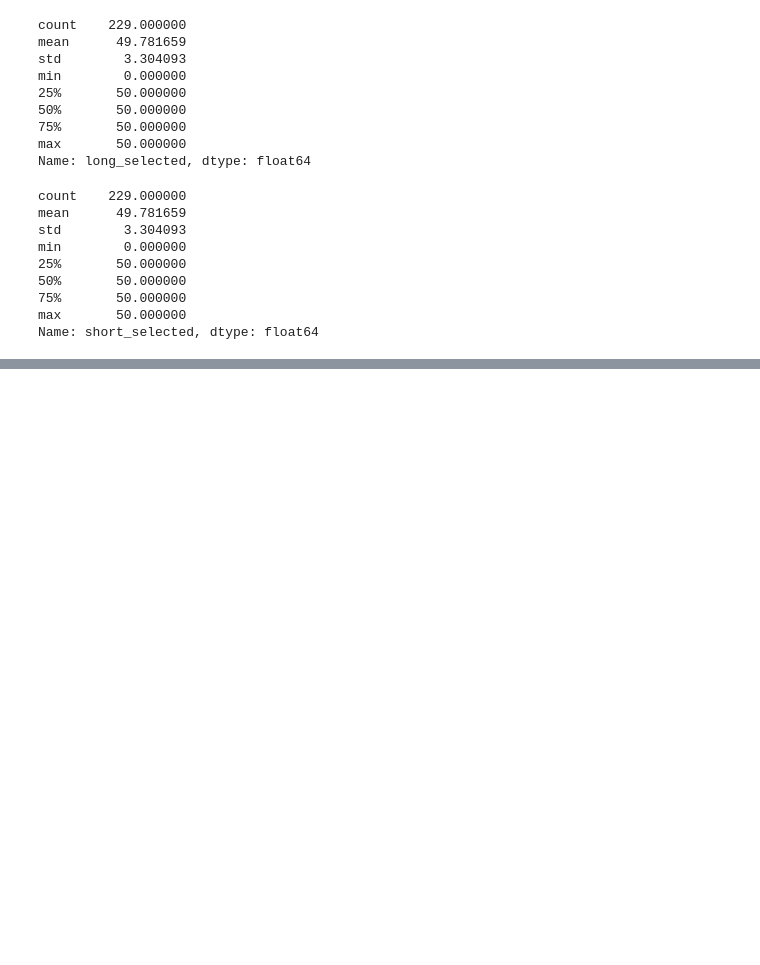
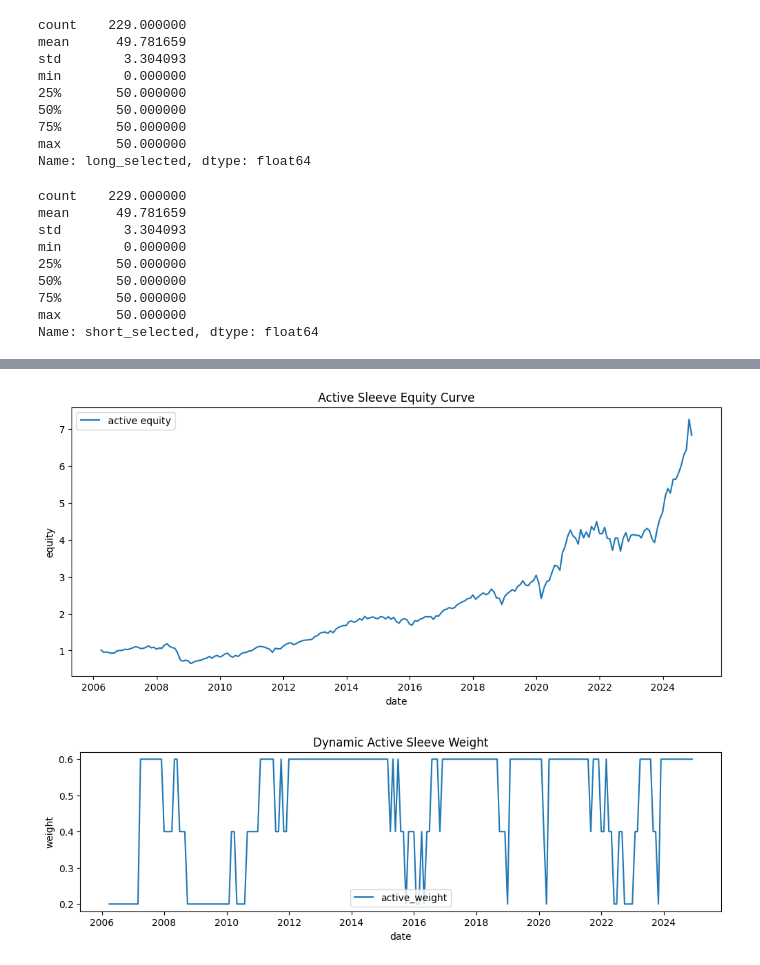
Before and after one commit to asm304/multi-asset-portfolio-framework, a Jupyter notebook: notebooks/01_download_data.ipynb, the cells around one changed output, grey strips where cells are left out. Cells and saved outputs as stored; diff of their text form; code cells hidden in the pictures; blank space fills up the shorter version.

```diff
--- a/notebooks/01_download_data.ipynb
+++ b/notebooks/01_download_data.ipynb
@@ -1101,0 +932,7 @@ feature_ic_summary
+# %%
+from src.portfolio.regime import build_active_weights, build_active_regime
+
+active_regime = build_active_regime()
+active_weights = build_active_weights()
+
+active_regime.tail(15)
@@ -1101,0 +1004,23 @@ feature_ic_summary
+# %%
+import matplotlib.pyplot as plt
+
+check = active_regime.merge(active_weights, on="date", how="left")
+
+plt.figure(figsize=(12, 5))
+plt.plot(check["date"], check["equity"], label="active equity")
+plt.title("Active Sleeve Equity Curve")
+plt.xlabel("date")
+plt.ylabel("equity")
+plt.legend()
+plt.show()
+
+plt.figure(figsize=(12, 3))
+plt.plot(check["date"], check["active_weight"], label="active_weight")
+plt.title("Dynamic Active Sleeve Weight")
+plt.xlabel("date")
+plt.ylabel("weight")
+plt.legend()
+plt.show()
+# %% [output]
+[figure, added]
+[figure, added]
```
Also changed, not shown: parts of 70 cells of this notebook, 12 other files.
